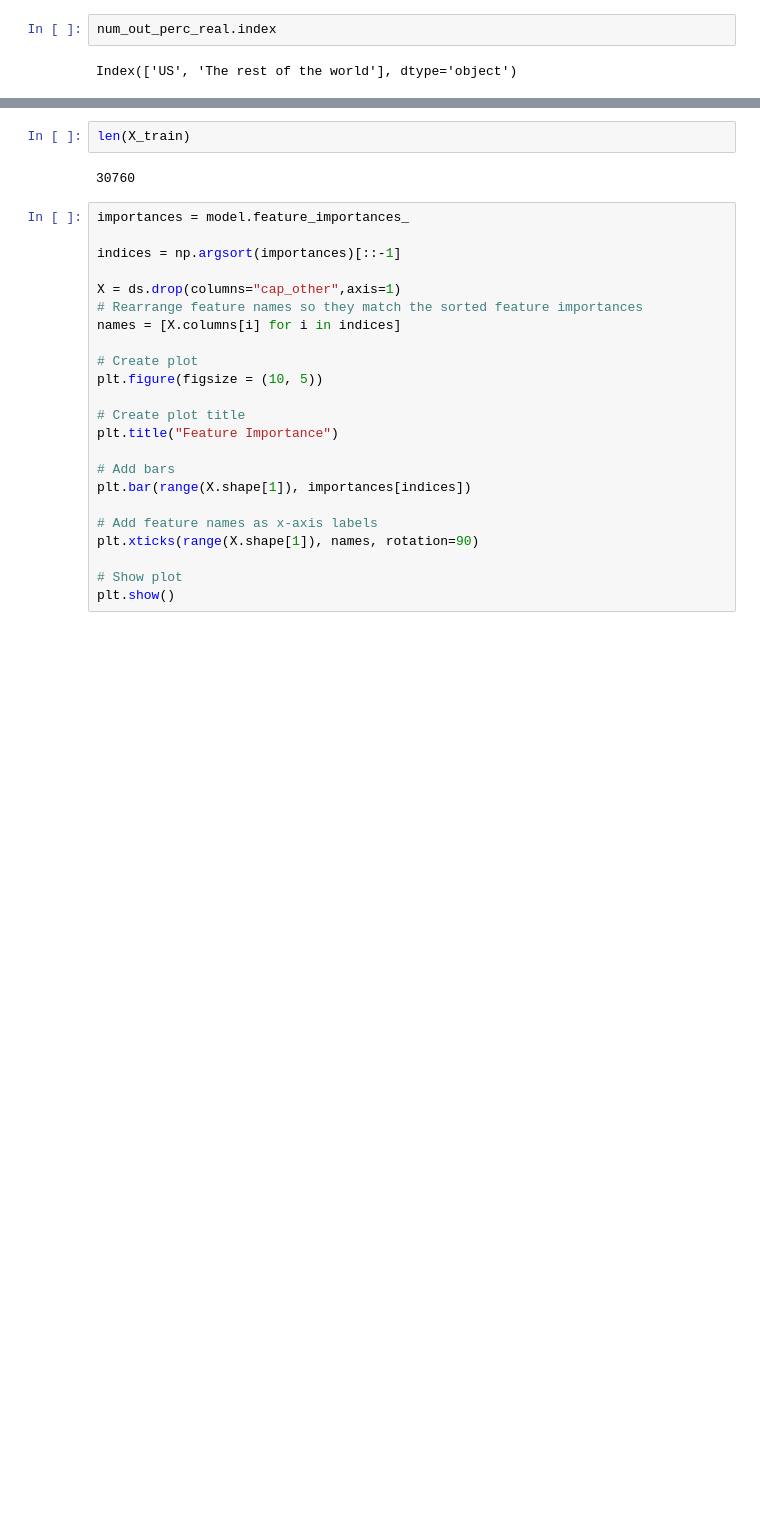
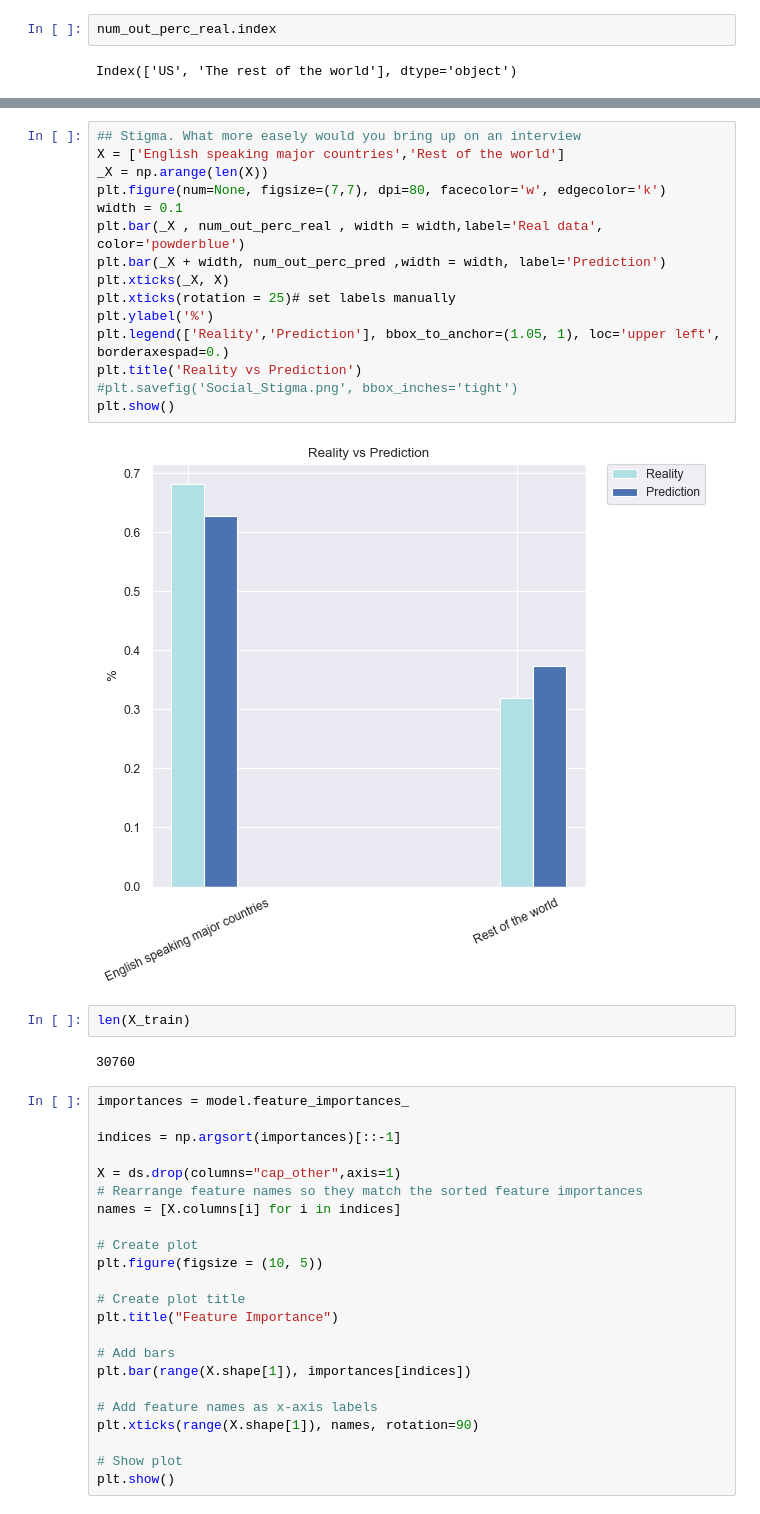
Before and after one commit to pengtianan/final-project, a Jupyter notebook: your-project/Supervised new y + Imbalance.ipynb, the cells around one changed output, grey strips where cells are left out. Drawn from its saved outputs; the diff is of its cells as text; blank space fills up the shorter version.

```diff
--- a/your-project/Supervised new y + Imbalance.ipynb
+++ b/your-project/Supervised new y + Imbalance.ipynb
@@ -221,3 +221,20 @@ plt.show()
+# %%
+## Stigma. What more easely would you bring up on an interview
+X = ['English speaking major countries','Rest of the world']
+_X = np.arange(len(X))
+plt.figure(num=None, figsize=(7,7), dpi=80, facecolor='w', edgecolor='k')
+width = 0.1
+plt.bar(_X , num_out_perc_real , width = width,label='Real data', color='powderblue')
+plt.bar(_X + width, num_out_perc_pred ,width = width, label='Prediction')
+plt.xticks(_X, X)
+plt.xticks(rotation = 25)# set labels manually
+plt.ylabel('%')
+plt.legend(['Reality','Prediction'], bbox_to_anchor=(1.05, 1), loc='upper left', borderaxespad=0.)
+plt.title('Reality vs Prediction')
+#plt.savefig('Social_Stigma.png', bbox_inches='tight')
+plt.show()
+# %% [output]
+[figure, added]
 # %%
 len(X_train)
 # %% [output]
```
Also changed, not shown: parts of 9 cells of this notebook, 2 other files.
